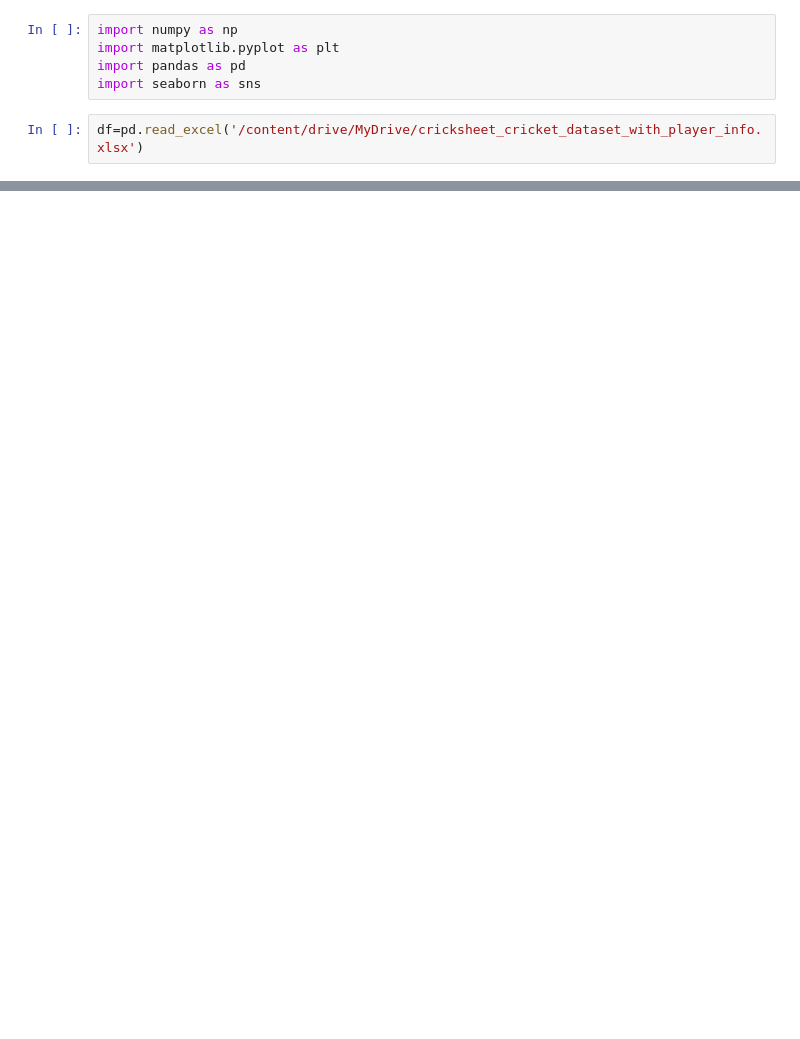
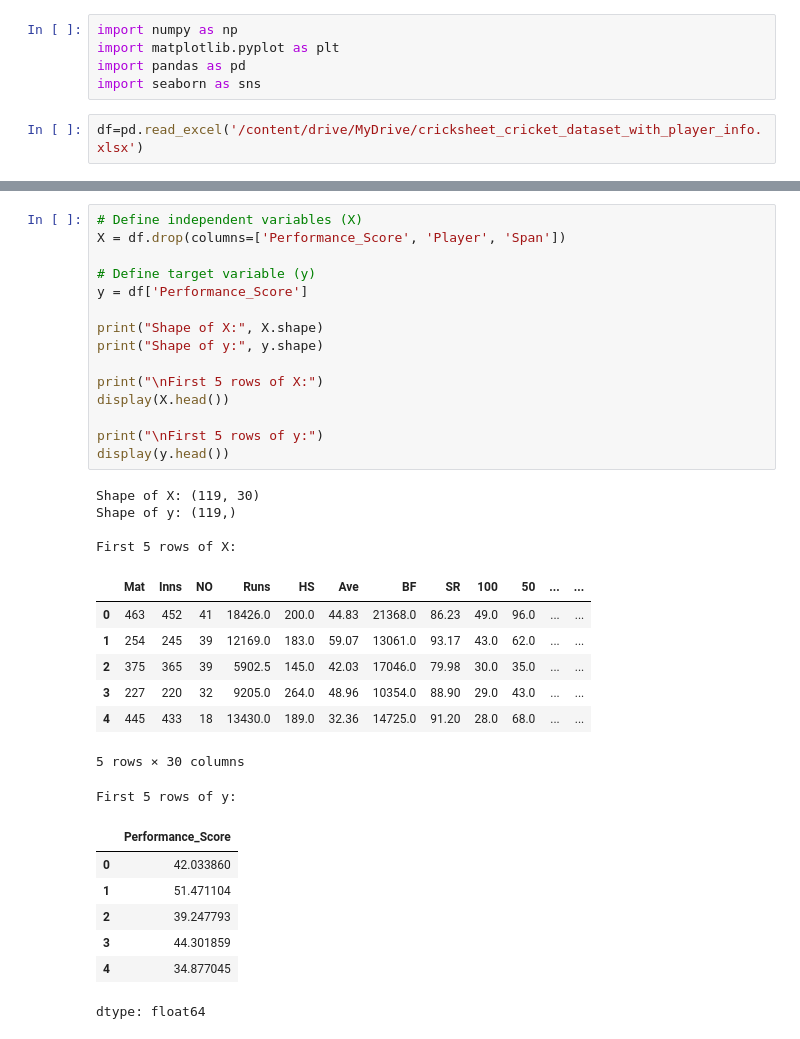
Before and after one commit to jahidurmahim/Machine_Learning_Laboratory, a Jupyter notebook: Crick_dataset.ipynb, the cells around one changed output, grey strips where cells are left out. Saved outputs shown, nothing was run; the diff lists cells and outputs as text; blank space fills up the shorter version.

```diff
--- a/Crick_dataset.ipynb
+++ b/Crick_dataset.ipynb
@@ -40,0 +379,35 @@ df.isna().sum()
+# %%
+# Define independent variables (X)
+X = df.drop(columns=['Performance_Score', 'Player', 'Span'])
+
+# Define target variable (y)
+y = df['Performance_Score']
+
+print("Shape of X:", X.shape)
+print("Shape of y:", y.shape)
+
+print("\nFirst 5 rows of X:")
+display(X.head())
+
+print("\nFirst 5 rows of y:")
+display(y.head())
+# %% [output]
+Shape of X: (119, 30)
+Shape of y: (119,)
+
+First 5 rows of X:
+|  | Mat | Inns | NO | Runs | HS | Ave | BF | SR | 100 | 50 | ... | ... |
+| 0 | 463 | 452 | 41 | 18426.0 | 200.0 | 44.83 | 21368.0 | 86.23 | 49.0 | 96.0 | ... | ... |
+| 1 | 254 | 245 | 39 | 12169.0 | 183.0 | 59.07 | 13061.0 | 93.17 | 43.0 | 62.0 | ... | ... |
+| 2 | 375 | 365 | 39 | 5902.5 | 145.0 | 42.03 | 17046.0 | 79.98 | 30.0 | 35.0 | ... | ... |
+| 3 | 227 | 220 | 32 | 9205.0 | 264.0 | 48.96 | 10354.0 | 88.90 | 29.0 | 43.0 | ... | ... |
+| 4 | 445 | 433 | 18 | 13430.0 | 189.0 | 32.36 | 14725.0 | 91.20 | 28.0 | 68.0 | ... | ... |
+5 rows × 30 columns
+First 5 rows of y:
+|  | Performance_Score |
+| 0 | 42.033860 |
+| 1 | 51.471104 |
+| 2 | 39.247793 |
+| 3 | 44.301859 |
+| 4 | 34.877045 |
+dtype: float64
```
Also changed, not shown: parts of 29 cells of this notebook.
